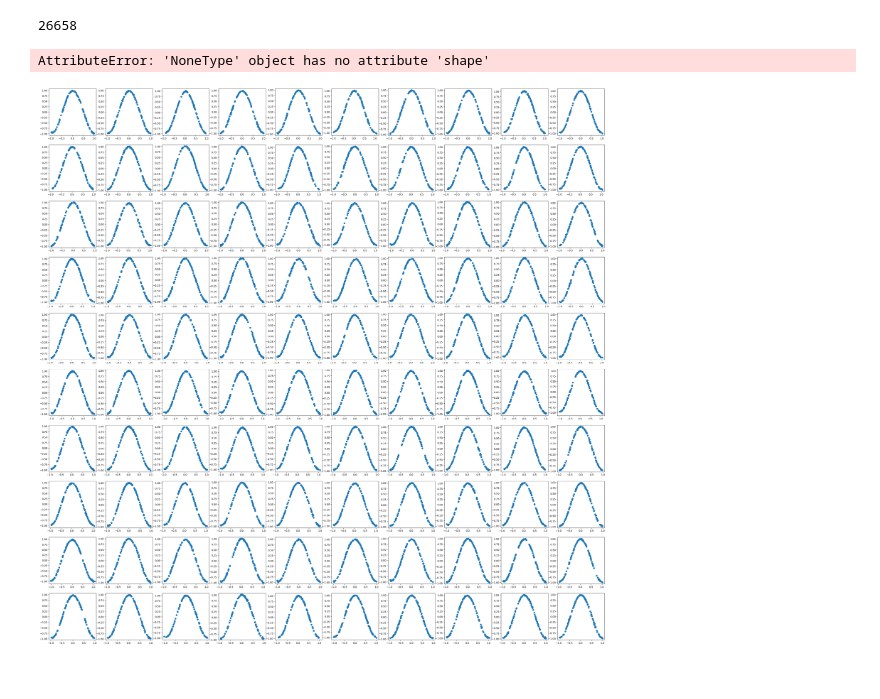
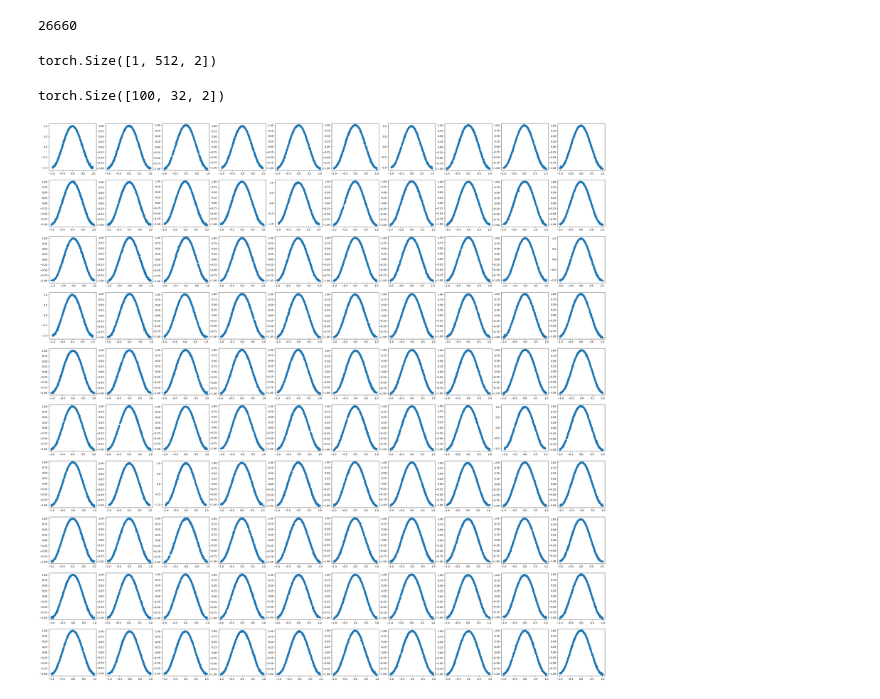
Before and after one commit to minii-ai/tiny-text-to-3d, a Jupyter notebook: super_res.ipynb, the cells around one changed output. Saved outputs shown, nothing was run; the diff lists cells and outputs as text; code cells hidden in the pictures.

Commit message:
super res model works

```diff
--- a/super_res.ipynb
+++ b/super_res.ipynb
@@ -38,30 +83,30 @@ def plot_point_clouds(point_clouds: torch.Tensor, rows: int, cols: int):
 def count_parameters(model: nn.Module):
     return sum(p.numel() for p in model.parameters())
 # %%
-num_points = 128
+num_points = 512
+low_res_points = 32
 # dataset = SineCosineDataset(num_points=num_points, size=1024)
-sine_dataset = SineDataset(num_points=num_points, size=15000)
-cosine_dataset = CosineDataset(num_points=num_points, size=15000)
-dataset = sine_dataset
-dataset = cosine_dataset
+
+sine_dataset = SineSuperResDataset(num_points=num_points, low_res_points=low_res_points, size=15000)
+cosine_dataset = CosineSuperResDataset(num_points=num_points, low_res_points=low_res_points, size=15000)
 dataset = ConcatDataset([sine_dataset, cosine_dataset])
 
-dataloader = DataLoader(dataset, collate_fn=sine_dataset.collate, batch_size=128, shuffle=True)
+dataloader = DataLoader(dataset, collate_fn=collate_fn, batch_size=128, shuffle=True)
 # %%
 diffusion = Diffusion(
     schedule_type="linear",
     num_timesteps=1000
 )
 
-model = SuperResPointCloudDiT(input_size=num_points, in_channels=2, depth=1, num_heads=1, hidden_size=32).to("cuda")
+model = SuperResPointCloudDiT(input_size=num_points, low_res_size=low_res_points, in_channels=2, depth=1, num_heads=1, hidden_size=32).to("cuda")
 
 count_parameters(model)
 # %% [output]
-26658
+26660
 # %%
-model(torch.randn(1, num_points, 2).to("cuda"), torch.tensor([0]).to("cuda"), torch.zeros(1, 32, 2).to("cuda")).shape
+model(torch.randn(1, num_points, 2).to("cuda"), torch.tensor([0]).to("cuda"), torch.zeros(1, low_res_points, 2).to("cuda")).shape
 # %% [output]
-AttributeError: 'NoneType' object has no attribute 'shape'
+torch.Size([1, 512, 2])
 # %%
 num_epochs = 20
 model = model.to("cuda")
@@ -72,25 +117,26 @@ optimizer = torch.optim.Adam(model.parameters(), lr=1e-3)
 with tqdm(total=num_epochs * len(dataloader)) as pbar:
     for epoch in range(num_epochs):
         for batch in dataloader:
-            X = batch["data"].to("cuda")
-            classes = batch["labels"].long().to("cuda")
 
+            high_res = batch["high_res"].to("cuda")
+            low_res = batch["low_res"].to("cuda")
 
-            # if prob is less than 0.1 set classes to None
-            if torch.rand(1).item() < 0.1:
-                classes = None
-
-            t = torch.randint(0, 1000, (X.shape[0],)).long().to("cuda")
-            loss = diffusion.training_losses(model, X, t, cond=classes)
+            t = torch.randint(0, 1000, (high_res.shape[0],)).long().to("cuda")
+            loss = diffusion.training_losses(model, high_res, t, cond=low_res)
 
             optimizer.zero_grad()
             loss.backward()
             optimizer.step()
             pbar.update(1)
             pbar.set_postfix({"loss": loss.item()})
+# %%
+cond = cosine_dataset[0]["low_res"].unsqueeze(0).repeat(100, 1, 1).to("cuda")
+cond.shape
+# %% [output]
+torch.Size([100, 32, 2])
 # %%
-samples = diffusion.p_sample_loop(model, (100, num_points, 2), cond=torch.full((100, ), 1, device="cuda"), clip_denoised=False)
+samples = diffusion.p_sample_loop(model, (100, num_points, 2), low_res=cond, clip_denoised=False)
 # samples = diffusion.p_sample_loop(model, (100, num_points, 2), cond=torch clip_denoised=False)
 plot_point_clouds(samples, 10, 10)
 # %% [output]
-[figure, old version]
+[figure, new version]
```
Also changed, not shown: parts of 2 cells of this notebook, 5 other files.
